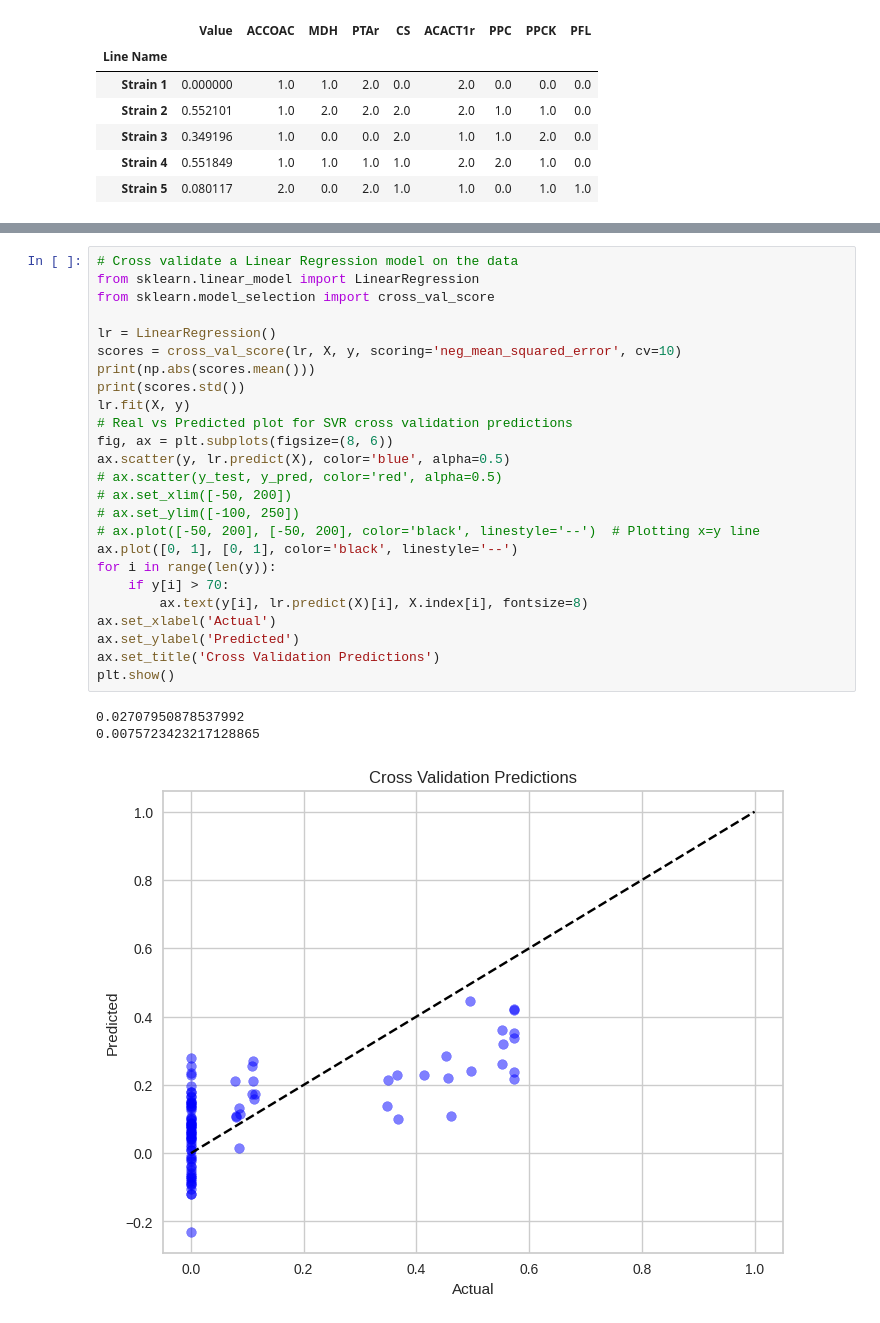
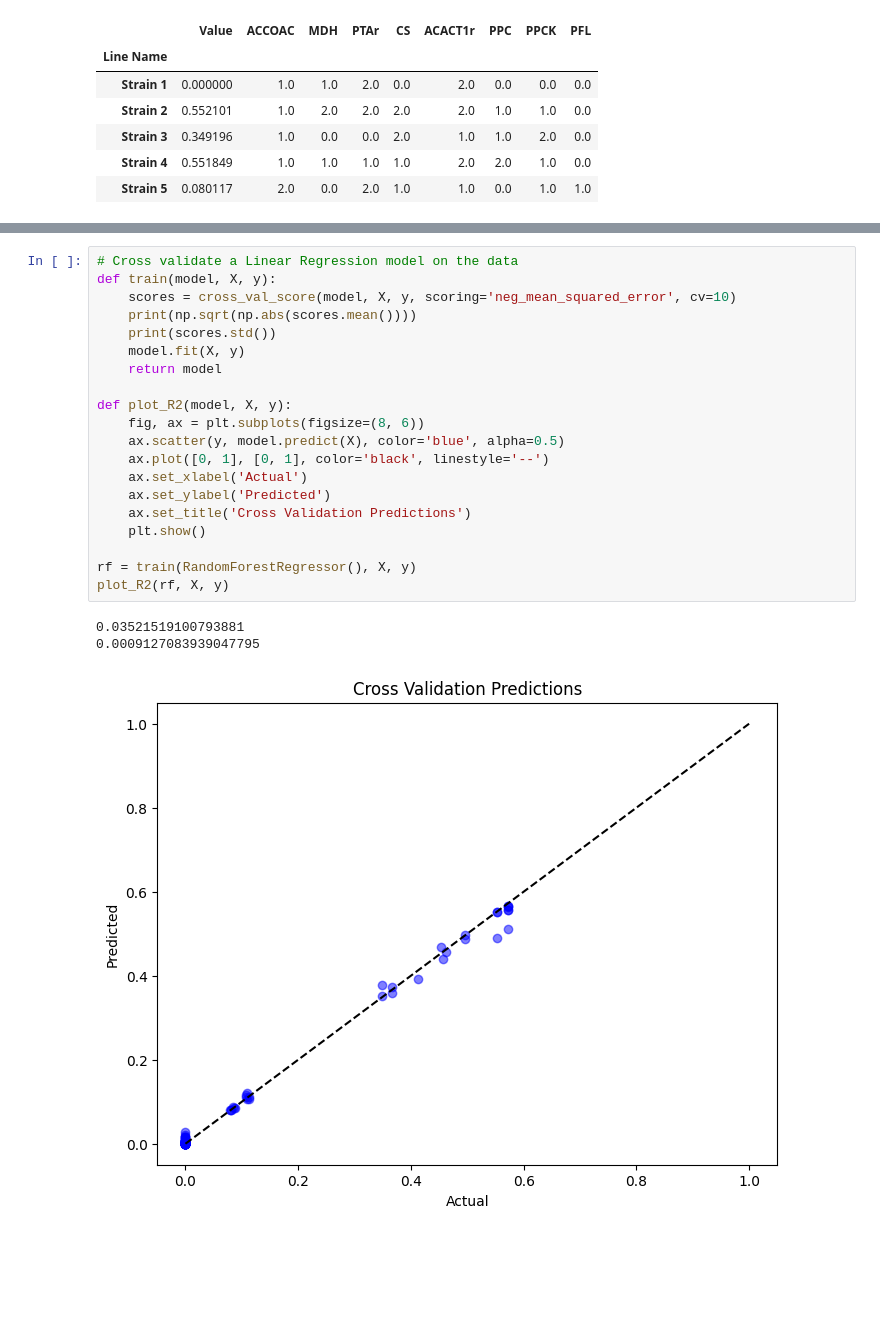
Before and after one commit to costasmexis/straindesignXAI, a Jupyter notebook: notebooks/Notebook B.ipynb, the cells around one changed output, grey strips where cells are left out. Drawn from its saved outputs; the diff is of its cells as text; blank space fills up the shorter version.

```diff
--- a/notebooks/Notebook B.ipynb
+++ b/notebooks/Notebook B.ipynb
@@ -42,30 +45,25 @@ plot_pca(pca_df, pca)
 # %%
 # Cross validate a Linear Regression model on the data
-from sklearn.linear_model import LinearRegression
-from sklearn.model_selection import cross_val_score
+def train(model, X, y):
+    scores = cross_val_score(model, X, y, scoring='neg_mean_squared_error', cv=10)
+    print(np.sqrt(np.abs(scores.mean())))
+    print(scores.std())
+    model.fit(X, y)
+    return model
 
-lr = LinearRegression()
-scores = cross_val_score(lr, X, y, scoring='neg_mean_squared_error', cv=10)
-print(np.abs(scores.mean()))
-print(scores.std())
-lr.fit(X, y)
-# Real vs Predicted plot for SVR cross validation predictions
-fig, ax = plt.subplots(figsize=(8, 6))
-ax.scatter(y, lr.predict(X), color='blue', alpha=0.5)
-# ax.scatter(y_test, y_pred, color='red', alpha=0.5)
-# ax.set_xlim([-50, 200])
-# ax.set_ylim([-100, 250])
-# ax.plot([-50, 200], [-50, 200], color='black', linestyle='--')  # Plotting x=y line
-ax.plot([0, 1], [0, 1], color='black', linestyle='--')
-for i in range(len(y)):
-    if y[i] > 70:
-        ax.text(y[i], lr.predict(X)[i], X.index[i], fontsize=8)
-ax.set_xlabel('Actual')
-ax.set_ylabel('Predicted')
-ax.set_title('Cross Validation Predictions')
-plt.show()
+def plot_R2(model, X, y):
+    fig, ax = plt.subplots(figsize=(8, 6))
+    ax.scatter(y, model.predict(X), color='blue', alpha=0.5)
+    ax.plot([0, 1], [0, 1], color='black', linestyle='--')
+    ax.set_xlabel('Actual')
+    ax.set_ylabel('Predicted')
+    ax.set_title('Cross Validation Predictions')
+    plt.show()
+
+rf = train(RandomForestRegressor(), X, y)
+plot_R2(rf, X, y)
 # %% [output]
-0.02707950878537992
-0.0075723423217128865
+0.03521519100793881
+0.0009127083939047795
-[figure, old version]
+[figure, new version]
 # %%
```
Also changed, not shown: parts of 5 cells of this notebook.
